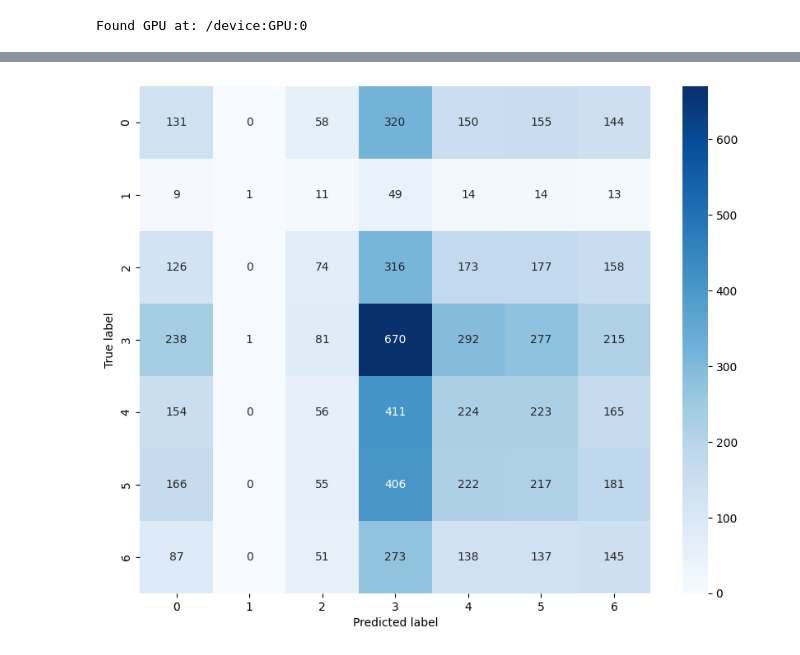
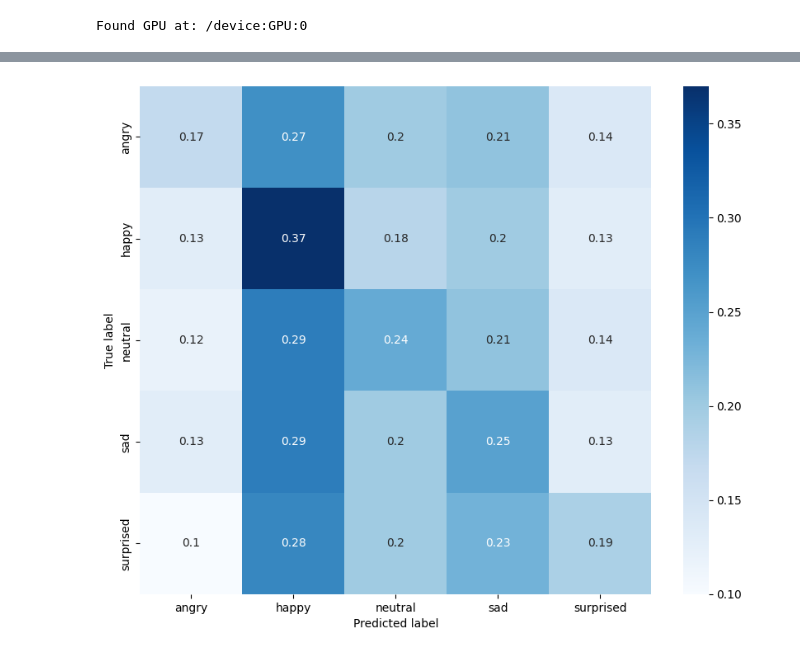
Before and after one commit to JoeyBowman/AppML-Final-Project-2024, a Jupyter notebook: EfficientNet_V2_only5categories.ipynb, the cells around one changed output, grey strips where cells are left out. Drawn from its saved outputs; the diff is of its cells as text; code cells hidden in the pictures.

```diff
--- a/EfficientNet_V2_only5categories.ipynb
+++ b/EfficientNet_V2_only5categories.ipynb
@@ -125,7 +125,18 @@ base_model = EfficientNetV2B3(input_shape=(model_pixels, model_pixels, 3),
                              weights='imagenet',
                              pooling=None)
 
-base_model.trainable = False
+base_model.trainable = True
+
+# Let's take a look to see how many layers are in the base model
+print("Number of layers in the base model: ", len(base_model.layers))
+
+# Fine-tune from this layer onwards
+fine_tune_at = 300
+
+# Freeze all the layers before the `fine_tune_at` layer
+for layer in base_model.layers[:fine_tune_at]:
+  layer.trainable = False
+
 
 
 # Add layers on top of the base model
@@ -160,8 +171,8 @@ Non-trainable params: 12930622 (49.33 MB)
 _________________________________________________________________
 # %%
 # Compile the model
-
-model.compile(optimizer=tf.keras.optimizers.Adam(),
+base_learning_rate = 0.001
+model.compile(optimizer=tf.keras.optimizers.Adam(learning_rate=base_learning_rate),
               loss=tf.keras.losses.CategoricalCrossentropy(),
               metrics=['accuracy'])
 # %%
@@ -213,7 +224,7 @@ import pandas as pd
 
 hist_df = pd.DataFrame(hist)
 
-hist_csv_file = 'all_data_without_finetuning.csv'
+hist_csv_file = 'smalldataset_incl_finetuning.csv'
 with open(hist_csv_file, mode='w') as f:
     hist_df.to_csv(f)
 # %%
@@ -253,7 +266,7 @@ Predicted label: neutral
 # %%
 def build_testset():
     return image_dataset_from_directory(
-                        f"drive/MyDrive/archive/test",
+                        f"drive/MyDrive/small_archive/test",
                         label_mode="categorical",
                         color_mode="grayscale",
                         image_size=IMAGE_SIZE,
@@ -301,16 +314,18 @@ y_pred = np.argmax(y_pred, axis=1)
 # %%
 from sklearn.metrics import confusion_matrix
 import seaborn as sns
 
-cm = confusion_matrix(y_true, y_pred)
+cm = confusion_matrix(y_true, y_pred, normalize='true')
 
 plt.figure(figsize=(10, 8))
-sns.heatmap(cm, annot=True, fmt='g', cmap='Blues')
+sns.heatmap(np.round(cm, 2), annot=True, fmt='g', cmap='Blues')
 plt.xlabel('Predicted label')
 plt.ylabel('True label')
+plt.xticks(np.arange(0.5, 5.5, 1), class_names)
+plt.yticks(np.arange(0.5, 5.5, 1), class_names)
 plt.show()
 # %% [output]
-[figure, old version]
+[figure, new version]
 # %%
 # Find out accuracy of each class
 
```
Also changed, not shown: parts of 16 cells of this notebook.
